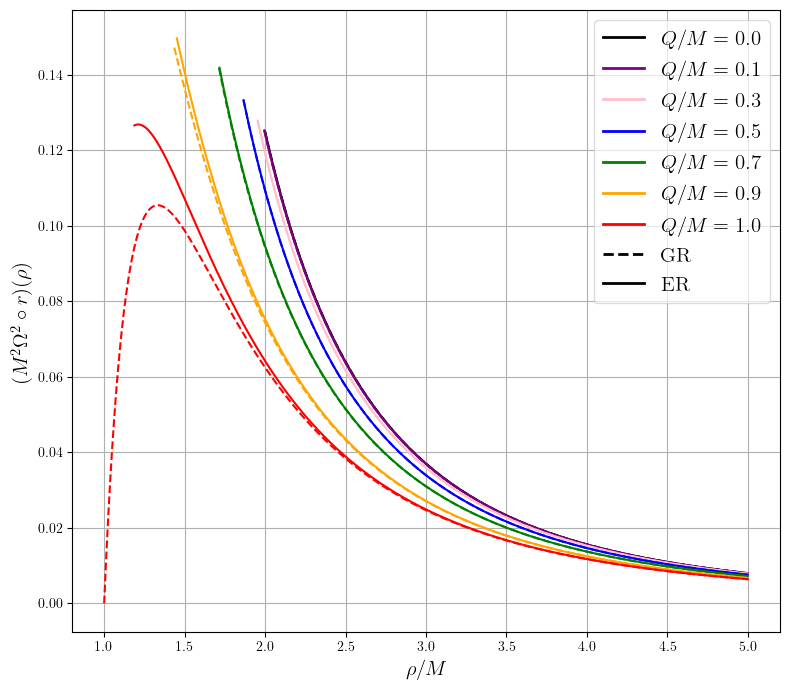
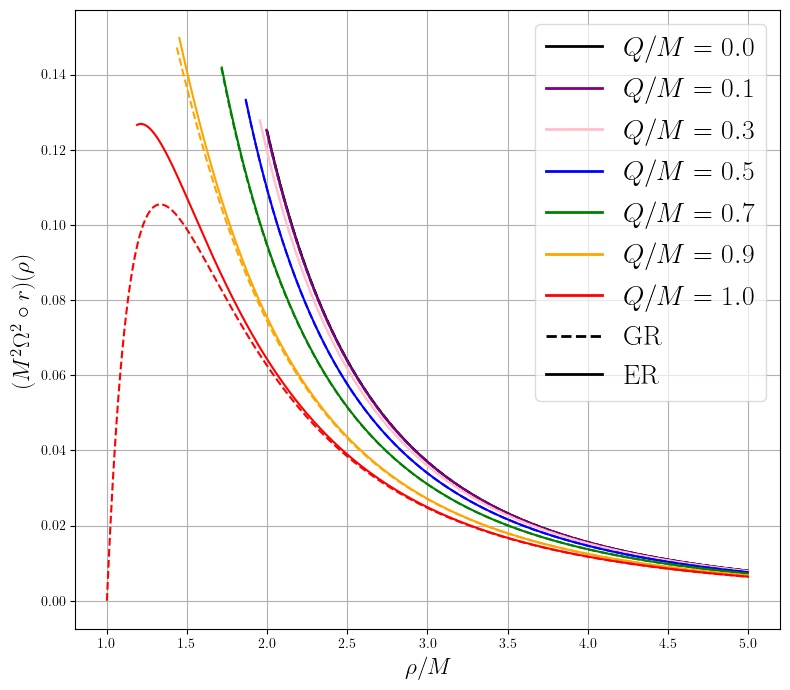
Unified diff of the notebook cell whose output changed from the first chart to the second:
--- before
+++ after
@@ -22,7 +22,7 @@
 plt.grid()
 plt.legend(handles=handles,
-          loc="upper right", fontsize=15, framealpha=0.7)
-plt.xlabel(r'$\rho/M$', fontsize=15)
-plt.ylabel(r'$(M^2\Omega^2 \circ r)(\rho)$', fontsize=15)
+          loc="upper right", fontsize=20, framealpha=0.7)
+plt.xlabel(r'$\rho/M$', fontsize=17)
+plt.ylabel(r'$(M^2\Omega^2 \circ r)(\rho)$', fontsize=17)
 
 plt.tight_layout()

Commit: Update + requirements